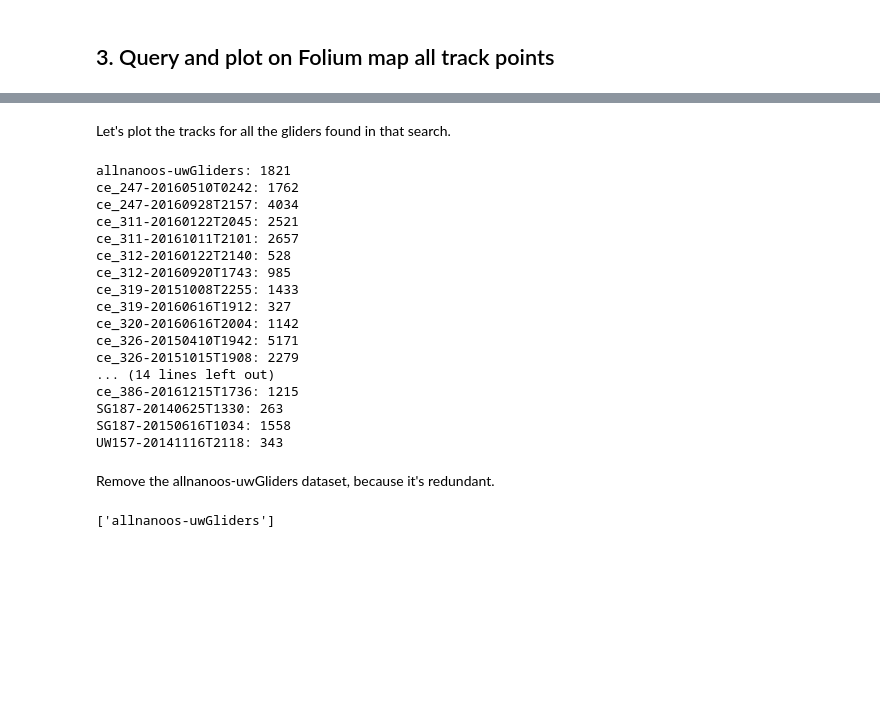
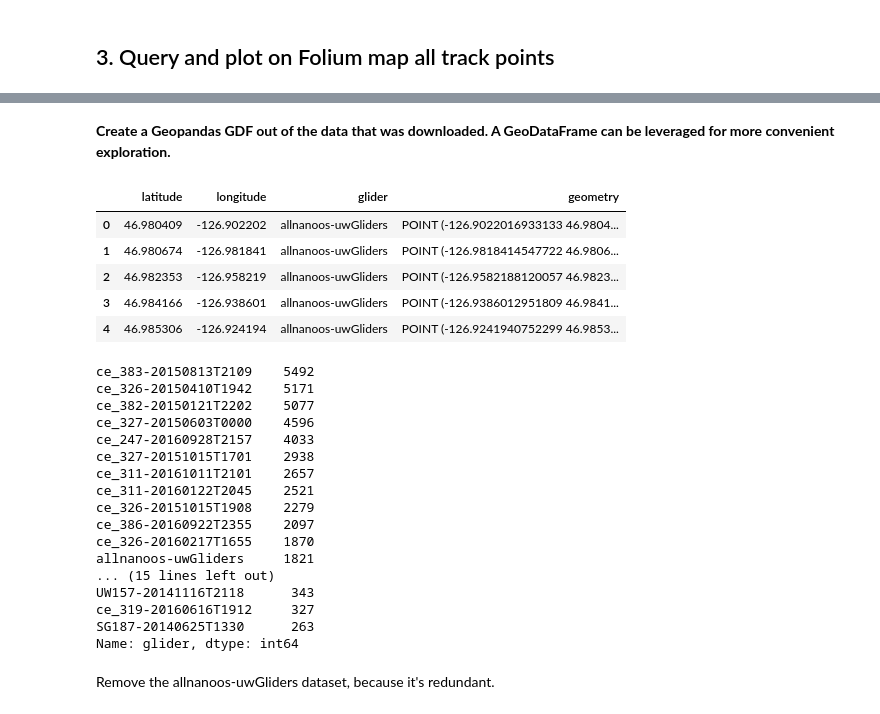
Before and after one commit to oceanhackweek/ohw2018_tutorials, a Jupyter notebook: day2/ioos_data_access/03-gliderdac_erddapy.ipynb, the cells around one changed output, grey strips where cells are left out. Cells and saved outputs as stored; diff of their text form; code cells hidden in the pictures; blank space fills up the shorter version.

Commit message:
IOOS Data Access tutorial, next versions of draft notebooks

```diff
--- a/day2/ioos_data_access/03-gliderdac_erddapy.ipynb
+++ b/day2/ioos_data_access/03-gliderdac_erddapy.ipynb
@@ -324,11 +311,7 @@ constraints = {
 # %%
 from requests.exceptions import HTTPError
 
-
-def download_csv(url):
-    return pd.read_csv(url, skiprows=[1])
-
-dfs = {}
+tracks_df_lst = []
 for glider in gliders:
     try:
         download_url = e.get_download_url(
@@ -344,34 +327,48 @@ for glider in gliders:
         download_url += '&distinct()'  # should try to url encode .. AND ASK FILIPE IF THERE'S A MORE NATIVE WAY OF DOING THIS
     except HTTPError:
         continue
-    dfs.update({glider: download_csv(download_url)})
+
+    track_df = pd.read_csv(download_url, skiprows=[1])
+    track_df['glider'] = glider
+    tracks_df_lst.append(track_df)
-# %% [markdown]
-Let's plot the tracks for all the gliders found in that search.
-# %%
-for k,df in dfs.items():
-    print('{}: {}'.format(k, len(df)))
-# %% [output]
-allnanoos-uwGliders: 1821
-ce_247-20160510T0242: 1762
-ce_247-20160928T2157: 4034
-ce_311-20160122T2045: 2521
-ce_311-20161011T2101: 2657
-ce_312-20160122T2140: 528
-ce_312-20160920T1743: 985
-ce_319-20151008T2255: 1433
-ce_319-20160616T1912: 327
-ce_320-20160616T2004: 1142
-ce_326-20150410T1942: 5171
-ce_326-20151015T1908: 2279
-... (14 lines left out)
-ce_386-20161215T1736: 1215
-SG187-20140625T1330: 263
-SG187-20150616T1034: 1558
-UW157-20141116T2118: 343
+# %% [markdown]
+**Create a Geopandas GDF out of the data that was downloaded. A GeoDataFrame can be leveraged for more convenient exploration.**
+# %%
+from shapely.geometry import Point
+
+tracks_df = pd.concat(tracks_df_lst)
+tracks_df.dropna(axis='index', how='any', inplace=True)
+#tracks_df.reset_index(inplace=True, drop=True)
+tracks_gdf = gpd.GeoDataFrame(tracks_df,
+                              geometry=tracks_df[['longitude', 'latitude']].apply(Point, axis=1))
+# %%
+tracks_gdf.head()
+# %% [output]
+|  | latitude | longitude | glider | geometry |
+| 0 | 46.980409 | -126.902202 | allnanoos-uwGliders | POINT (-126.9022016933133 46.9804... |
+| 1 | 46.980674 | -126.981841 | allnanoos-uwGliders | POINT (-126.9818414547722 46.9806... |
+| 2 | 46.982353 | -126.958219 | allnanoos-uwGliders | POINT (-126.9582188120057 46.9823... |
+| 3 | 46.984166 | -126.938601 | allnanoos-uwGliders | POINT (-126.9386012951809 46.9841... |
+| 4 | 46.985306 | -126.924194 | allnanoos-uwGliders | POINT (-126.9241940752299 46.9853... |
+# %%
+tracks_gdf.glider.value_counts()
+# %% [output]
+ce_383-20150813T2109    5492
+ce_326-20150410T1942    5171
+ce_382-20150121T2202    5077
+ce_327-20150603T0000    4596
+ce_247-20160928T2157    4033
+ce_327-20151015T1701    2938
+ce_311-20161011T2101    2657
+ce_311-20160122T2045    2521
+ce_326-20151015T1908    2279
+ce_386-20160922T2355    2097
+ce_326-20160217T1655    1870
+allnanoos-uwGliders     1821
+... (15 lines left out)
+UW157-20141116T2118      343
+ce_319-20160616T1912     327
+SG187-20140625T1330      263
+Name: glider, dtype: int64
 # %% [markdown]
 Remove the allnanoos-uwGliders dataset, because it's redundant.
-# %%
-dfs_keys_dup = [k for k in dfs.keys() if k.startswith('all')]
-dfs_keys_dup
-# %% [output]
-['allnanoos-uwGliders']
```
Also changed, not shown: parts of 19 cells of this notebook, 2 other files.
